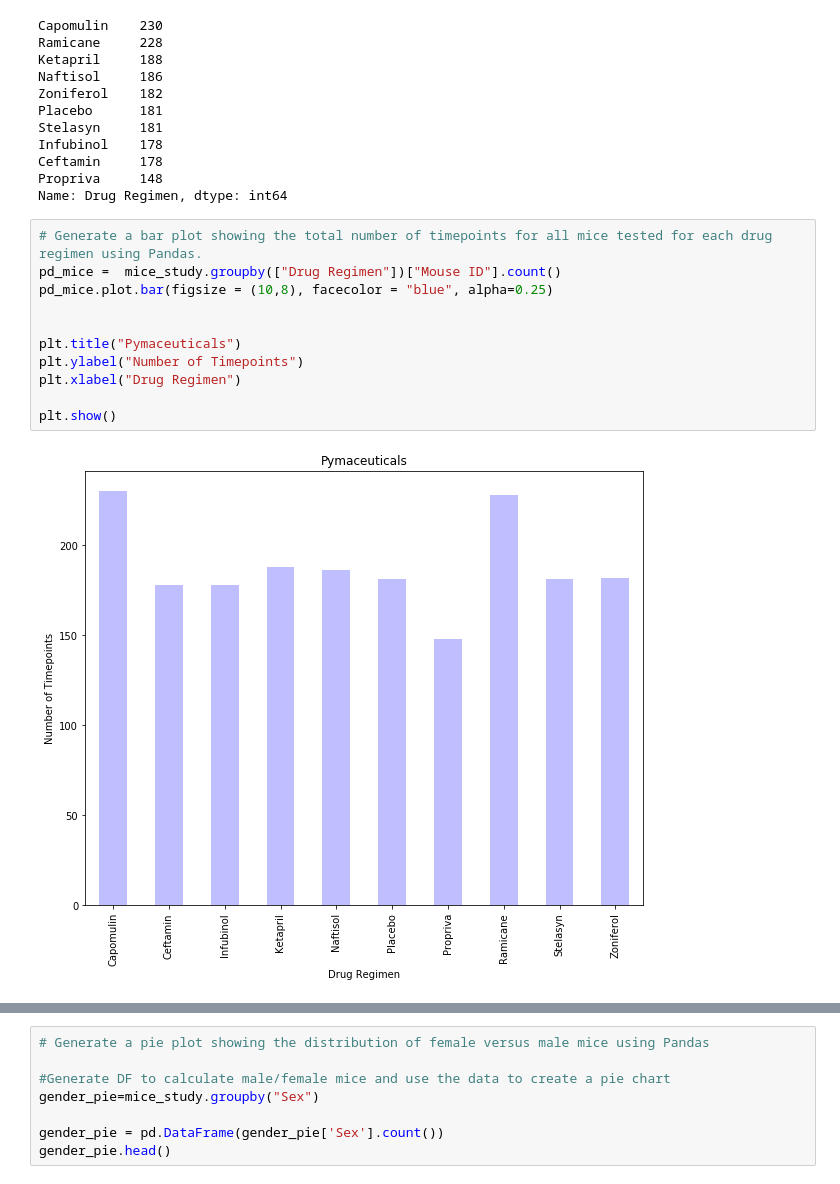
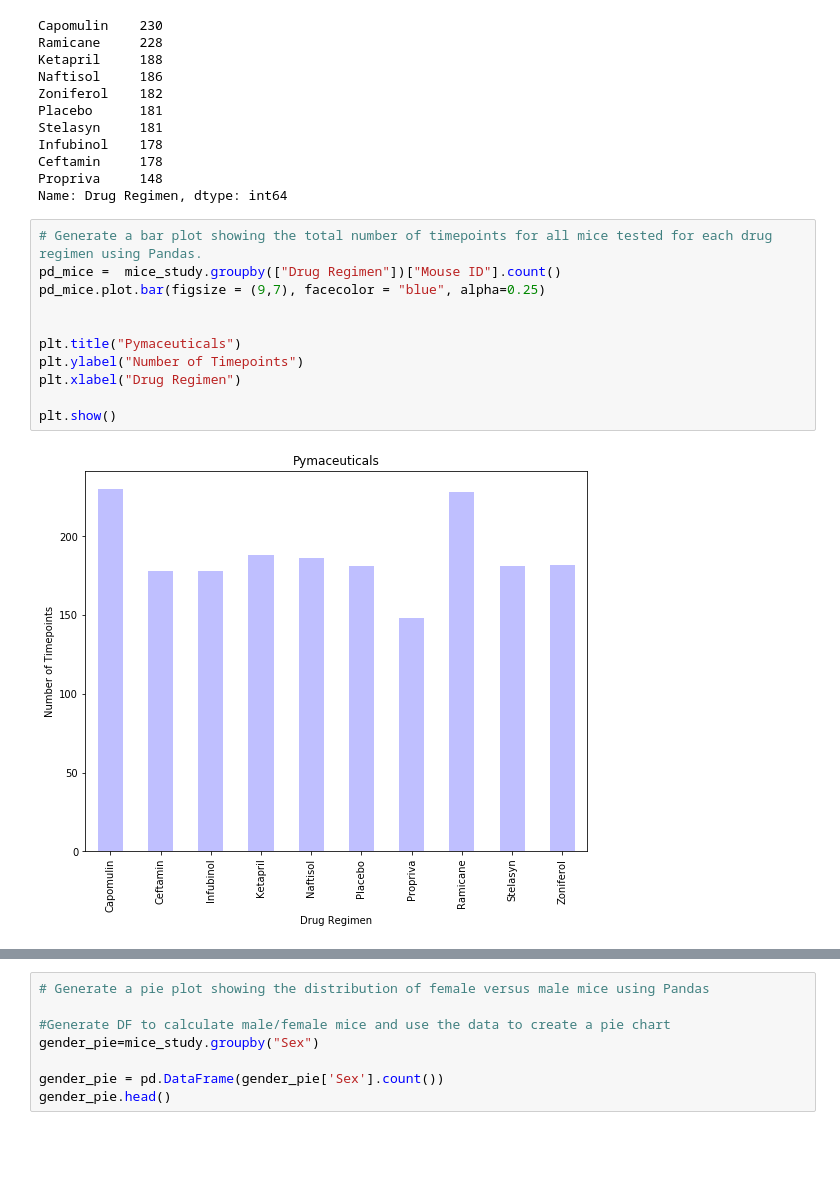
Before and after one commit to michelleherman13/matplotlib-challenge, a Jupyter notebook: Pymaceuticals/Pymaceuticals.ipynb, the cells around one changed output, grey strips where cells are left out. Drawn from its saved outputs; the diff is of its cells as text; blank space fills up the shorter version.

```diff
--- a/Pymaceuticals/Pymaceuticals.ipynb
+++ b/Pymaceuticals/Pymaceuticals.ipynb
@@ -139,16 +152,16 @@ Name: Drug Regimen, dtype: int64
 # %%
 # Generate a bar plot showing the total number of timepoints for all mice tested for each drug regimen using Pandas.
 pd_mice =  mice_study.groupby(["Drug Regimen"])["Mouse ID"].count()
-pd_mice.plot.bar(figsize = (10,8), facecolor = "blue", alpha=0.25)
+pd_mice.plot.bar(figsize = (9,7), facecolor = "blue", alpha=0.25)
 
 
 plt.title("Pymaceuticals")
 plt.ylabel("Number of Timepoints")
 plt.xlabel("Drug Regimen")
 
 plt.show()
 # %% [output]
-[figure, old version]
+[figure, new version]
 # %%
 # Generate a bar plot showing the total number of timepoints for all mice tested for each drug regimen using pyplot.
 timepoint_bar = mice_study.groupby(["Drug Regimen"])["Mouse ID"].count()
```
Also changed, not shown: parts of 7 cells of this notebook.
